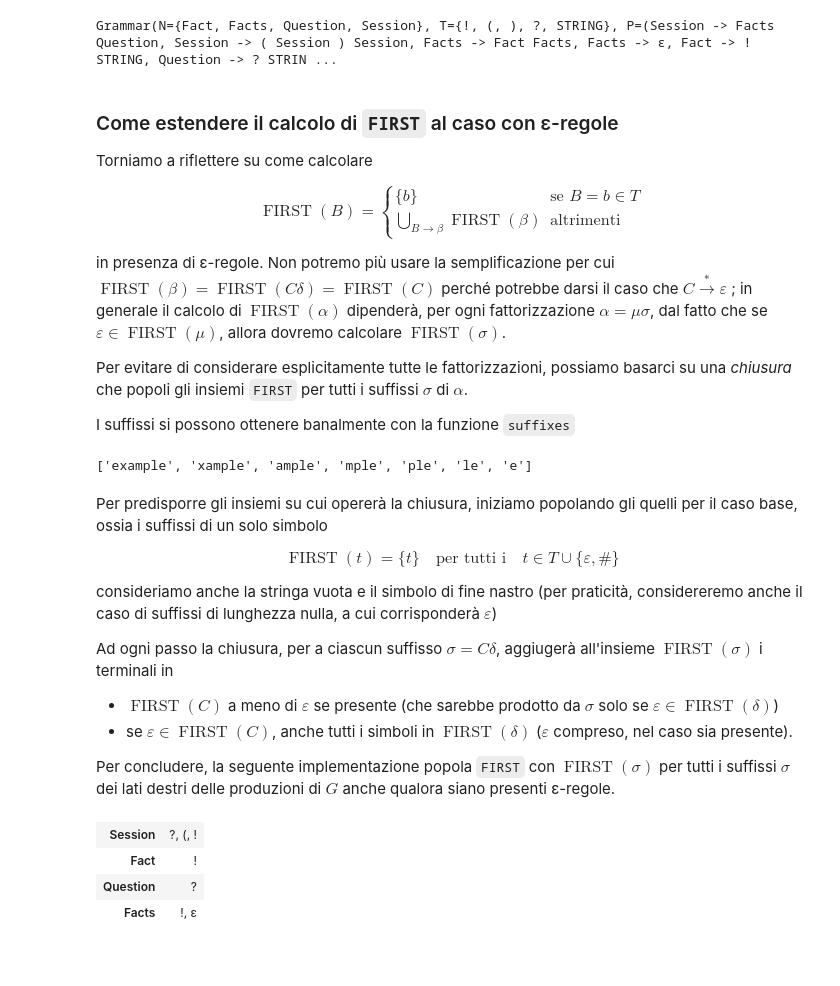
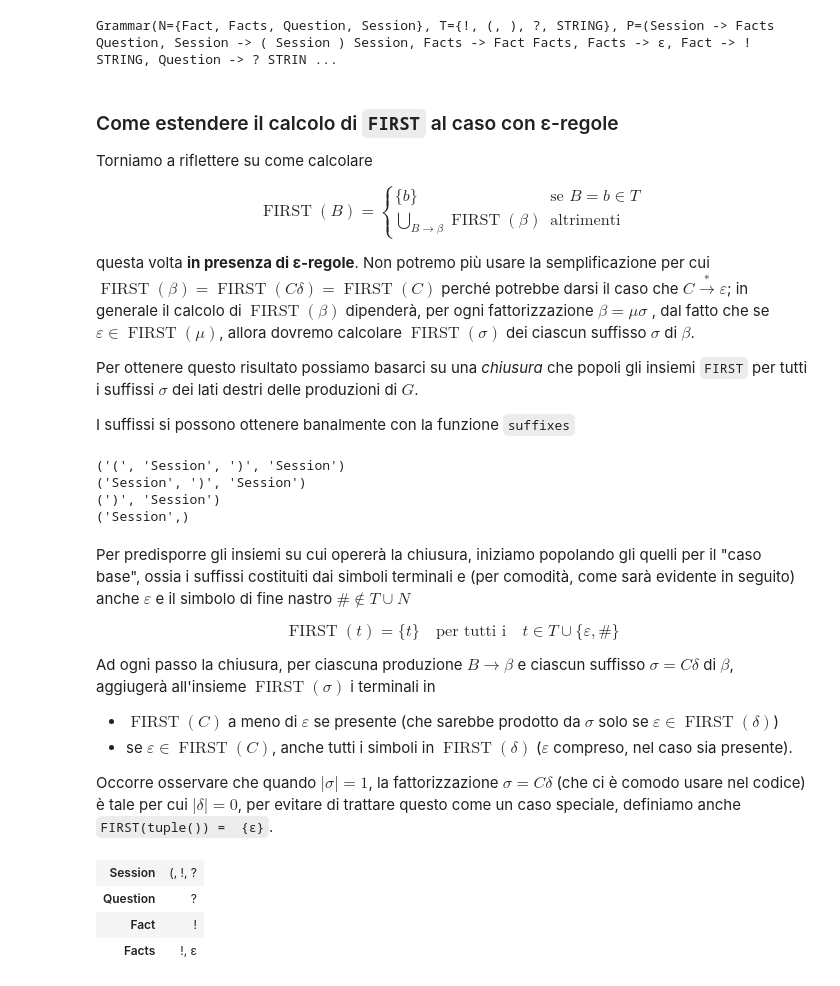
Before and after one commit to let-unimi/handouts, a Jupyter notebook: L11.ipynb, the cells around one changed output. Drawn from its saved outputs; the diff is of its cells as text; code cells hidden in the pictures; blank space fills up the shorter version.

```diff
--- a/L11.ipynb
+++ b/L11.ipynb
@@ -226,12 +228,12 @@ $$
 
 in cui l'accortezza $C \neq B$ è necessaria per evitare ricorsioni infinite.
 # %%
-def compute_first(G):
+def compute_first_noε(G):
 
   def recursive_first(B): # B è G.T | G.N
     return union_of(
       recursive_first(C)
-      for C, *δ in G.alternatives(B) if B != C # occhio alla ricorsione a sinistra!
+      for C, *δ in G.alternatives(B) if B != C # evita la ricorsione a sinistra!
     ) if B in G.N else {B}
 
   FIRST = Table(1)
@@ -252,6 +254,6 @@ G
 # %% [output]
 Grammar(N={Fact, Question, Session}, T={!, (, ), ?, STRING}, P=(Session -> Fact Session, Session -> Question, Session -> ( Session ) Session, Fact -> ! STRING, Question -> ? STRING), S=Session)
 # %%
-FIRST = compute_first(G)
+FIRST = compute_first_noε(G)
 FIRST.restrict_to(G.N) # ci interessano solo le righe relative ai non terminali
 # %% [output]
@@ -305,35 +307,39 @@ $$
 \end{cases}
 $$
 
-in presenza di ε-regole. Non potremo più usare la semplificazione per cui
-$\operatorname{FIRST}(\beta) = \operatorname{FIRST}(C\delta) =
-\operatorname{FIRST}(C)$ perché potrebbe darsi il caso che $C\overset{*}{\to}
-\varepsilon$; in generale il calcolo di $\operatorname{FIRST}(\alpha)$
-dipenderà, per ogni fattorizzazione $\alpha = \mu\sigma$, dal fatto che se
-$\varepsilon\in \operatorname{FIRST}(\mu)$, allora dovremo calcolare
-$\operatorname{FIRST}(\sigma)$.
+questa volta **in presenza di ε-regole**. Non potremo più usare la
+semplificazione per cui $\operatorname{FIRST}(\beta) =
+\operatorname{FIRST}(C\delta) = \operatorname{FIRST}(C)$ perché potrebbe darsi
+il caso che $C\overset{*}{\to} \varepsilon$; in generale il calcolo di
+$\operatorname{FIRST}(\beta)$ dipenderà, per ogni fattorizzazione $\beta =
+\mu\sigma$, dal fatto che se $\varepsilon\in \operatorname{FIRST}(\mu)$, allora
+dovremo calcolare $\operatorname{FIRST}(\sigma)$ dei ciascun suffisso $\sigma$
+di $\beta$.
 
-Per evitare di considerare esplicitamente tutte le fattorizzazioni, possiamo
-basarci su una *chiusura* che popoli gli insiemi `FIRST` per tutti i suffissi
-$\sigma$ di $\alpha$.
+Per ottenere questo risultato possiamo basarci su una *chiusura* che popoli gli
+insiemi `FIRST` per tutti i suffissi $\sigma$ dei lati destri delle produzioni
+di $G$.
 
 I suffissi si possono ottenere banalmente con la funzione `suffixes`
-# %%
-list(suffixes('example'))
-# %% [output]
-['example', 'xample', 'ample', 'mple', 'ple', 'le', 'e']
+# %%
+for σ in suffixes(G.P[1].rhs):
+  print(σ)
+# %% [output]
+('(', 'Session', ')', 'Session')
+('Session', ')', 'Session')
+(')', 'Session')
+('Session',)
 # %% [markdown]
 Per predisporre gli insiemi su cui opererà la chiusura, iniziamo popolando gli
-quelli per il caso base, ossia i suffissi di un solo simbolo
+quelli per il "caso base", ossia i suffissi costituiti dai simboli terminali e
+(per comodità, come sarà evidente in seguito) anche $\varepsilon$ e il simbolo
+di fine nastro $\#\not\in T\cup N$
 
 $$\operatorname{FIRST}(t) = \{t\} \quad\text{per tutti i}\quad t \in T \cup \{\varepsilon, \#\}$$
 
-consideriamo anche la stringa vuota e il simbolo di fine nastro (per praticità,
-considereremo anche il caso di suffissi di lunghezza nulla, a cui corrisponderà
-$\varepsilon$)
-
-Ad ogni passo la chiusura, per a ciascun suffisso $\sigma=C\delta$, aggiugerà
-all'insieme $\operatorname{FIRST}(\sigma)$ i terminali in
+Ad ogni passo la chiusura, per ciascuna produzione $B\to\beta$ e ciascun
+suffisso $\sigma=C\delta$ di $\beta$, aggiugerà all'insieme
+$\operatorname{FIRST}(\sigma)$ i terminali in
 
 * $\operatorname{FIRST}(C)$ a meno di $\varepsilon$ se presente (che sarebbe
   prodotto da $\sigma$ solo se $\varepsilon\in\operatorname{FIRST}(\delta)$)
@@ -341,25 +347,26 @@ all'insieme $\operatorname{FIRST}(\sigma)$ i terminali in
   $\operatorname{FIRST}(\delta)$ ($\varepsilon$ compreso, nel caso sia
   presente).
 
-Per concludere, la seguente implementazione popola `FIRST` con
-$\operatorname{FIRST}(\sigma)$ per tutti i suffissi $\sigma$ dei lati destri
-delle produzioni di $G$ anche qualora siano presenti ε-regole.
+Occorre osservare che quando $|\sigma|=1$, la
+fattorizzazione $\sigma = C\delta$ (che ci è comodo usare nel codice) è tale per
+cui $|\delta|=0$, per evitare di trattare questo come un caso speciale,
+definiamo anche `FIRST(tuple()) =  {ε}`.
 # %%
-def compute_εfirst(G):
+def compute_first(G):
 
   FIRST = Table(1, element = set) # questo significa che gli elementi dell tabella sono insiemi
 
-  # i casi base
+  # il "caso base"
   for t in G.T | {ε, HASH}: FIRST[(t, )] = {t} # attenzione, gli indici sono forme sentenziali, ossia tuple!
 
-  # il caso di forma sentenziale di lunghezza nulla
+  # il caso per le fattorizzazioni Cδ con δ lungo 0, ossia la tupla vuota
   FIRST[tuple()] = {ε}
 
   @closure
   def update_with_suffixes(FIRST):
-    for A, α in G.P:
-      FIRST[(A, )] |= FIRST[α]
-      for σ in suffixes(α):
+    for B, β in G.P:
+      FIRST[(B, )] |= FIRST[β]
+      for σ in suffixes(β):
         C, *δ = σ
         FIRST[σ] |= FIRST[(C, )] - {ε}
         if ε in FIRST[(C, )]: FIRST[σ] |= FIRST[δ]
@@ -367,10 +374,10 @@ def compute_εfirst(G):
 
   return update_with_suffixes(FIRST)
 # %%
-FIRST = compute_εfirst(G)
+FIRST = compute_first(G)
 FIRST.restrict_to({(X, ) for X in G.N})
 # %% [output]
-| Session | ?, (, ! |
+| Session | (, !, ? |
+| Question | ? |
 | Fact | ! |
-| Question | ? |
 | Facts | !, ε |
```
Also changed, not shown: parts of 5 cells of this notebook, 1 other file.
